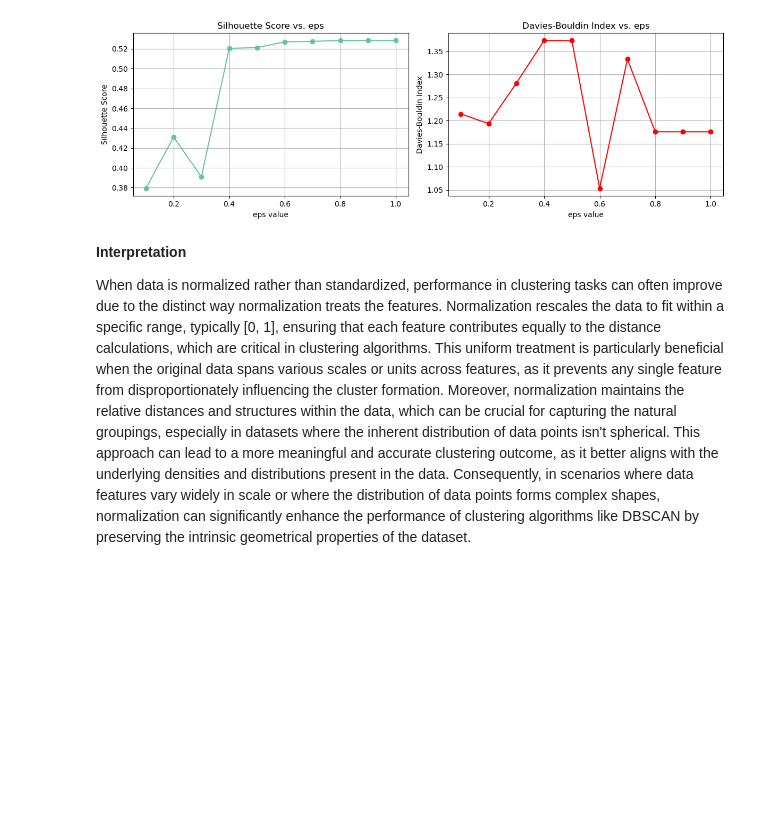
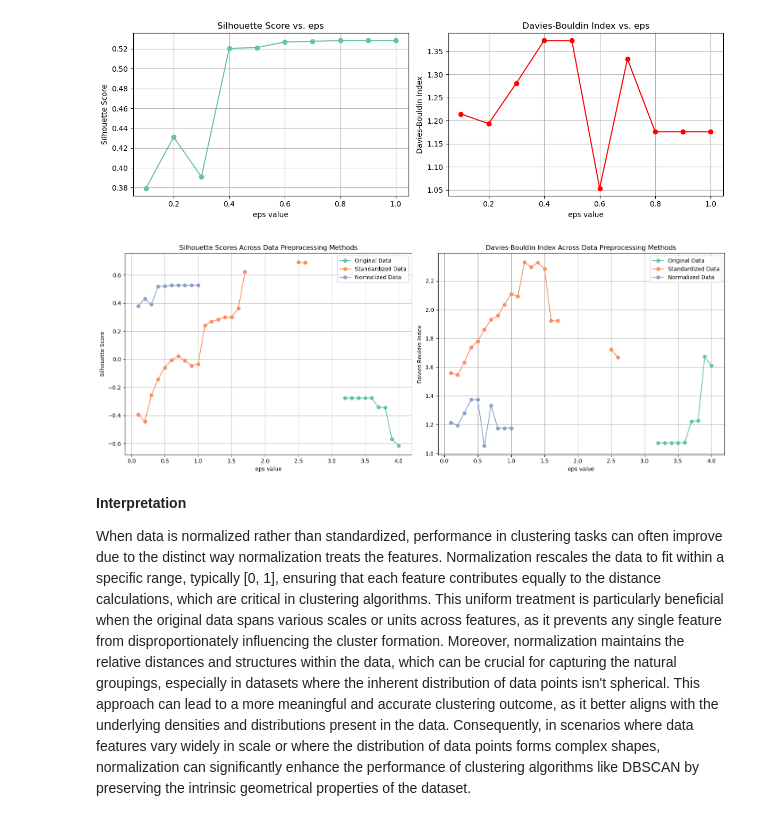
Before and after one commit to Yuki-bach/marketing, a Jupyter notebook: notebooks/methodology_dbscan.ipynb, the cells around one changed output. Saved outputs shown, nothing was run; the diff lists cells and outputs as text; code cells hidden in the pictures; blank space fills up the shorter version.

Commit message:
feat: add new chart for shilouette socre and dbi

```diff
--- a/notebooks/methodology_dbscan.ipynb
+++ b/notebooks/methodology_dbscan.ipynb
@@ -150,6 +150,64 @@ plot_results(results_norm)
 [figure]
 [figure]
 [figure]
+# %%
+from sklearn.cluster import DBSCAN
+from sklearn.metrics import silhouette_score, davies_bouldin_score
+from utils import standardize, normalize
+
+def evaluate_clustering_for_eps_range(data, eps_values, min_samples=5):
+    results = []
+    for eps in eps_values:
+        dbscan = DBSCAN(eps=eps, min_samples=min_samples)
+        dbscan.fit(data)
+        label_nums = len(set(dbscan.labels_)) - (1 if -1 in dbscan.labels_ else 0)  # Adjust for noise label
+
+        if label_nums > 1:  # Ensure more than one cluster (excluding noise)
+            silhouette = silhouette_score(data, dbscan.labels_)
+            dbi = davies_bouldin_score(data, dbscan.labels_)
+        else:
+            silhouette = np.nan  # Use NaN to indicate N/A
+            dbi = np.nan
+        results.append({'eps': eps, 'Silhouette': silhouette, 'DBI': dbi})
+    return results
+
+def plot_results(all_results, eps_values):
+    plt.figure(figsize=(16, 6))
+    plt.subplot(1, 2, 1)
+    for key, results in all_results.items():
+        plt.plot(eps_values, [result['Silhouette'] for result in results], marker='o', label=f'{key}')
+    plt.title('Silhouette Scores Across Data Preprocessing Methods')
+    plt.xlabel('eps value')
+    plt.ylabel('Silhouette Score')
+    plt.legend()
+    plt.grid(True)
+
+    plt.subplot(1, 2, 2)
+    for key, results in all_results.items():
+        plt.plot(eps_values, [result['DBI'] for result in results], marker='o', label=f'{key}')
+    plt.title('Davies-Bouldin Index Across Data Preprocessing Methods')
+    plt.xlabel('eps value')
+    plt.ylabel('Davies-Bouldin Index')
+    plt.legend()
+    plt.grid(True)
+
+    plt.tight_layout()
+    plt.show()
+
+eps_values = np.linspace(0.1, 4.0, 40)
+all_results = {}
+
+# Process each type of data
+for data_type, func in [('Original Data', lambda x: x),
+                        ('Standardized Data', standardize),
+                        ('Normalized Data', normalize)]:
+    processed_data = func(df_numeric)
+    results = evaluate_clustering_for_eps_range(processed_data, eps_values)
+    all_results[data_type] = results
+
+plot_results(all_results, eps_values)
+# %% [output]
+[figure, added]
 # %% [markdown]
 **Interpretation**
 
```
